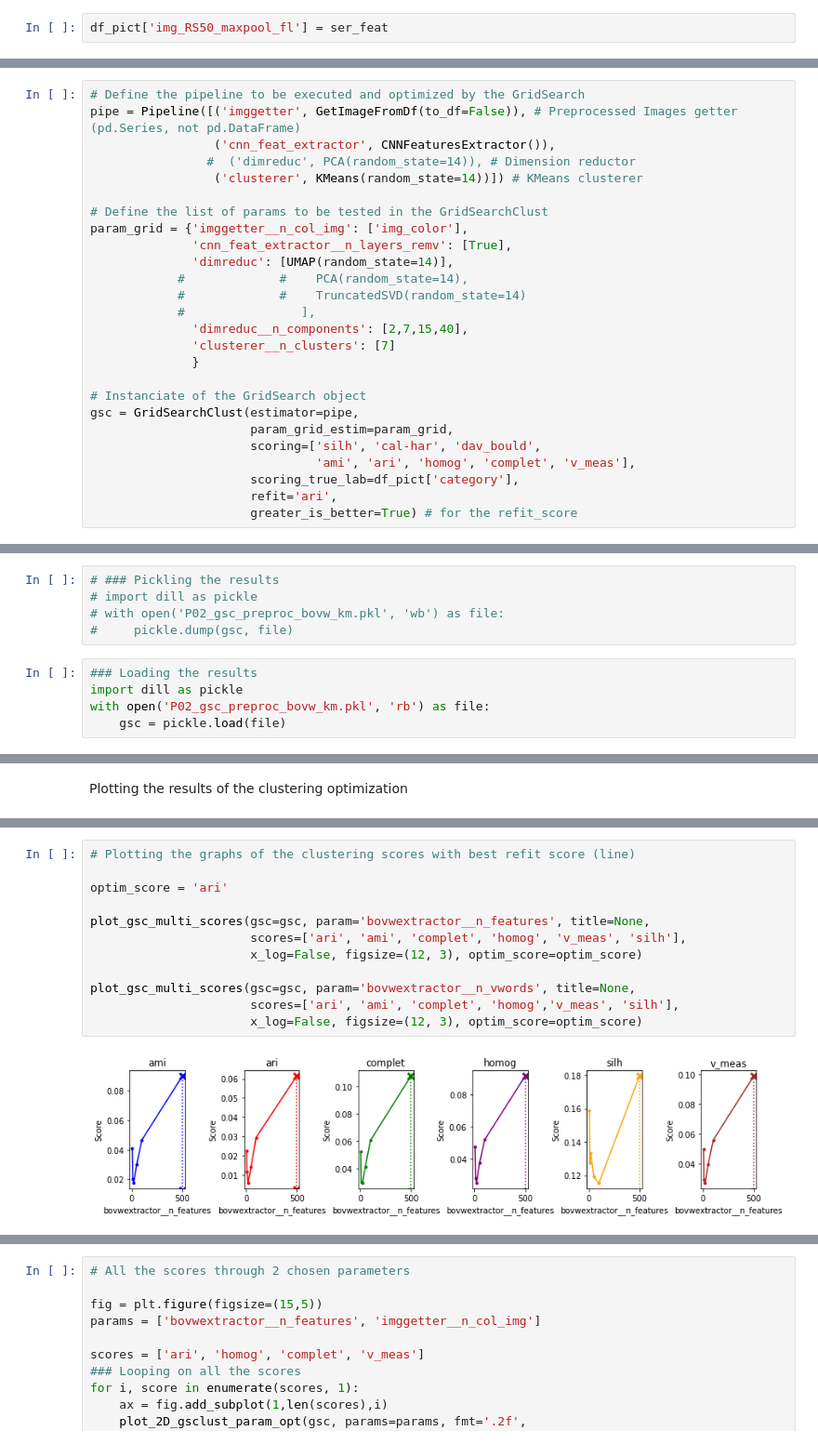
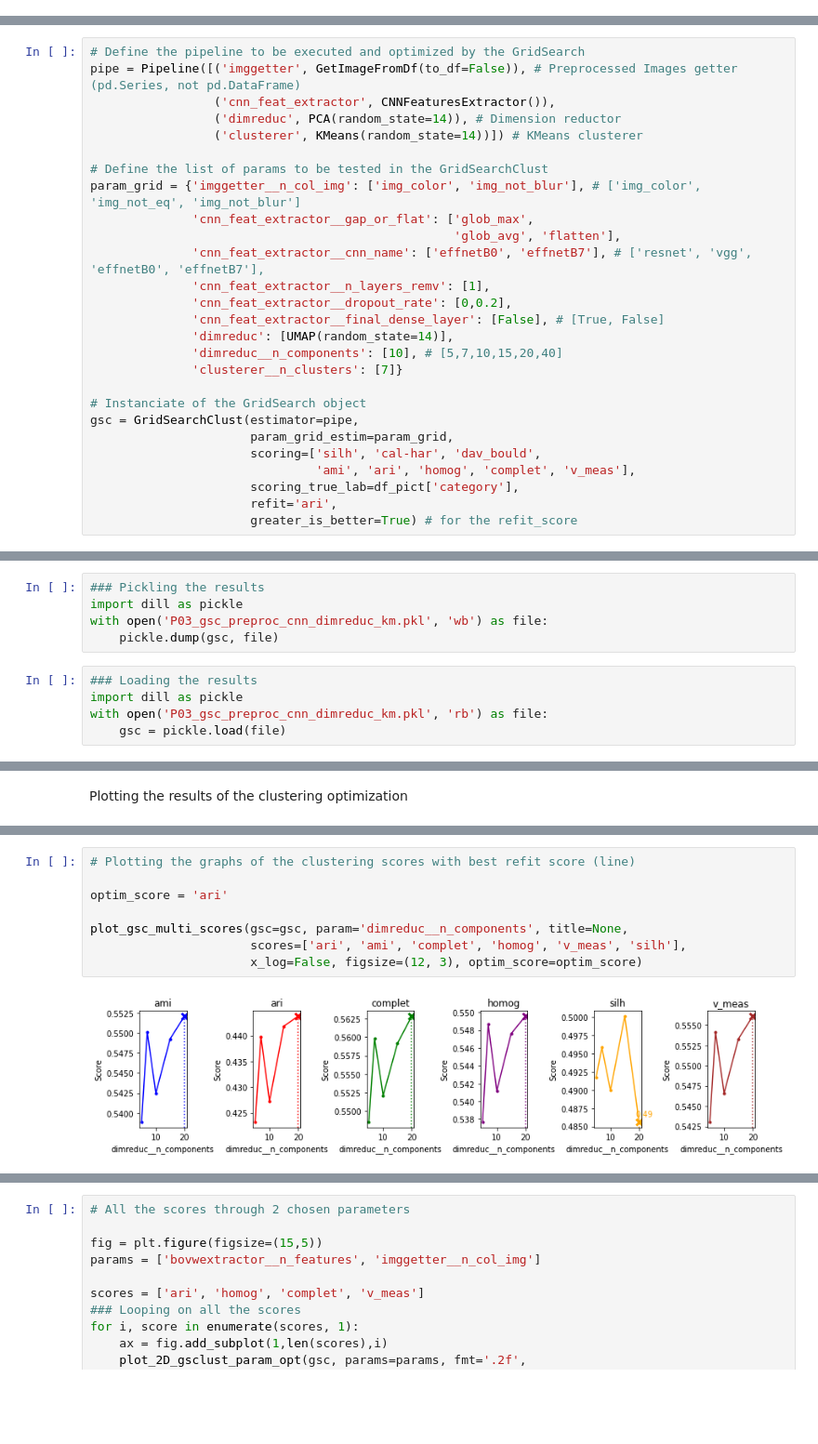
Before and after one commit to SmellyArmure/OC_DS_Project6, a Jupyter notebook: NOTEBOOK/P6_Cleaning_PICT.ipynb, the cells around one changed output, grey strips where cells are left out. Shown at 93% size. Cells and saved outputs as stored; diff of their text form; blank space fills up the shorter version.

```diff
--- a/NOTEBOOK/P6_Cleaning_PICT.ipynb
+++ b/NOTEBOOK/P6_Cleaning_PICT.ipynb
@@ -1187,5 +1183,3 @@ for img in df_pict['img_color']:
 
 ser_feat = pd.Series(features,
                      index=df_pict.index)
-# %%
-df_pict['img_RS50_maxpool_fl'] = ser_feat
@@ -1306,19 +1400,20 @@ class CNNFeaturesExtractor(BaseEstimator, TransformerMixin):
 # Define the pipeline to be executed and optimized by the GridSearch
 pipe = Pipeline([('imggetter', GetImageFromDf(to_df=False)), # Preprocessed Images getter (pd.Series, not pd.DataFrame)
                  ('cnn_feat_extractor', CNNFeaturesExtractor()),
-                #  ('dimreduc', PCA(random_state=14)), # Dimension reductor
+                 ('dimreduc', PCA(random_state=14)), # Dimension reductor
                  ('clusterer', KMeans(random_state=14))]) # KMeans clusterer
 
 # Define the list of params to be tested in the GridSearchClust
-param_grid = {'imggetter__n_col_img': ['img_color'],
-              'cnn_feat_extractor__n_layers_remv': [True],
+param_grid = {'imggetter__n_col_img': ['img_color', 'img_not_blur'], # ['img_color', 'img_not_eq', 'img_not_blur']
+              'cnn_feat_extractor__gap_or_flat': ['glob_max',
+                                                  'glob_avg', 'flatten'],
+              'cnn_feat_extractor__cnn_name': ['effnetB0', 'effnetB7'], # ['resnet', 'vgg', 'effnetB0', 'effnetB7'],
+              'cnn_feat_extractor__n_layers_remv': [1],
+              'cnn_feat_extractor__dropout_rate': [0,0.2],
+              'cnn_feat_extractor__final_dense_layer': [False], # [True, False]
               'dimreduc': [UMAP(random_state=14)],
-            #             #    PCA(random_state=14),
-            #             #    TruncatedSVD(random_state=14)
-            #                ],
-              'dimreduc__n_components': [2,7,15,40],
-              'clusterer__n_clusters': [7]
-              }
+              'dimreduc__n_components': [10], # [5,7,10,15,20,40]
+              'clusterer__n_clusters': [7]}
 
 # Instanciate of the GridSearch object
 gsc = GridSearchClust(estimator=pipe,
@@ -1338,10 +1431,10 @@ ValueError: ignored
 # %%
-# ### Pickling the results
-# import dill as pickle
-# with open('P02_gsc_preproc_bovw_km.pkl', 'wb') as file:
-#     pickle.dump(gsc, file)
+### Pickling the results
+import dill as pickle
+with open('P03_gsc_preproc_cnn_dimreduc_km.pkl', 'wb') as file:
+    pickle.dump(gsc, file)
 # %%
 ### Loading the results
 import dill as pickle
-with open('P02_gsc_preproc_bovw_km.pkl', 'rb') as file:
+with open('P03_gsc_preproc_cnn_dimreduc_km.pkl', 'rb') as file:
     gsc = pickle.load(file)
@@ -1372,14 +1479,10 @@ filters_gsc_results(gsc, 'imggetter__n_col_img', n_score='ari')
 # %%
 # Plotting the graphs of the clustering scores with best refit score (line)
 
 optim_score = 'ari'
 
-plot_gsc_multi_scores(gsc=gsc, param='bovwextractor__n_features', title=None,
+plot_gsc_multi_scores(gsc=gsc, param='dimreduc__n_components', title=None,
                       scores=['ari', 'ami', 'complet', 'homog', 'v_meas', 'silh'],
                       x_log=False, figsize=(12, 3), optim_score=optim_score)
-
-plot_gsc_multi_scores(gsc=gsc, param='bovwextractor__n_vwords', title=None,
-                      scores=['ari', 'ami', 'complet', 'homog','v_meas', 'silh'],
-                      x_log=False, figsize=(12, 3), optim_score=optim_score)
 # %% [output]
-[figure, old version]
+[figure, new version]
```
Also changed, not shown: parts of 72 cells of this notebook, 3 other files.
